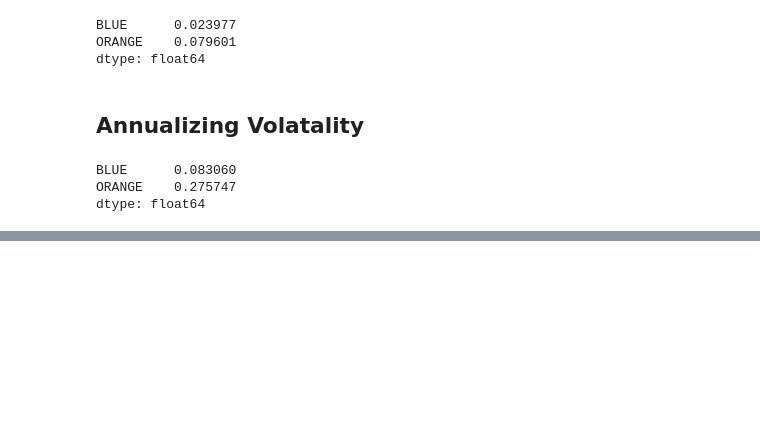
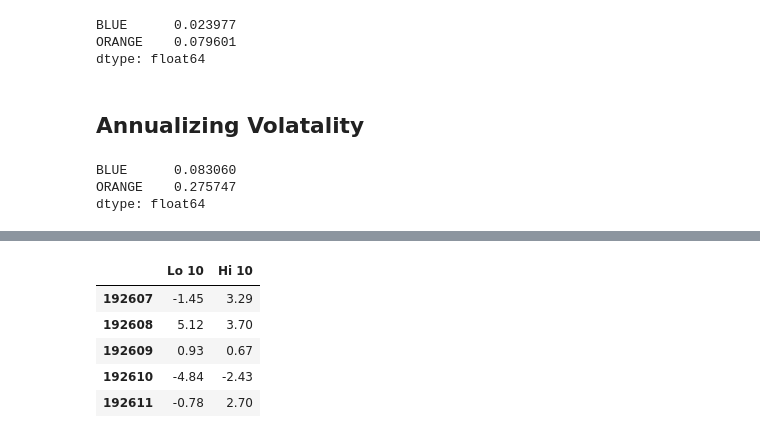
Before and after one commit to Akib-Raihan-4/Trading_With_Python, a Jupyter notebook: w1_s1.ipynb, the cells around one changed output, grey strips where cells are left out. Cells and saved outputs as stored; diff of their text form; code cells hidden in the pictures; blank space fills up the shorter version.

```diff
--- a/w1_s1.ipynb
+++ b/w1_s1.ipynb
@@ -259,0 +279,11 @@ dtype: float64
+# %%
+columns = ['Lo 10', 'Hi 10']
+price_returns = price_returns[columns]
+price_returns.head()
+# %% [output]
+|  | Lo 10 | Hi 10 |
+| 192607 | -1.45 | 3.29 |
+| 192608 | 5.12 | 3.70 |
+| 192609 | 0.93 | 0.67 |
+| 192610 | -4.84 | -2.43 |
+| 192611 | -0.78 | 2.70 |
```
Also changed, not shown: parts of 12 cells of this notebook.
